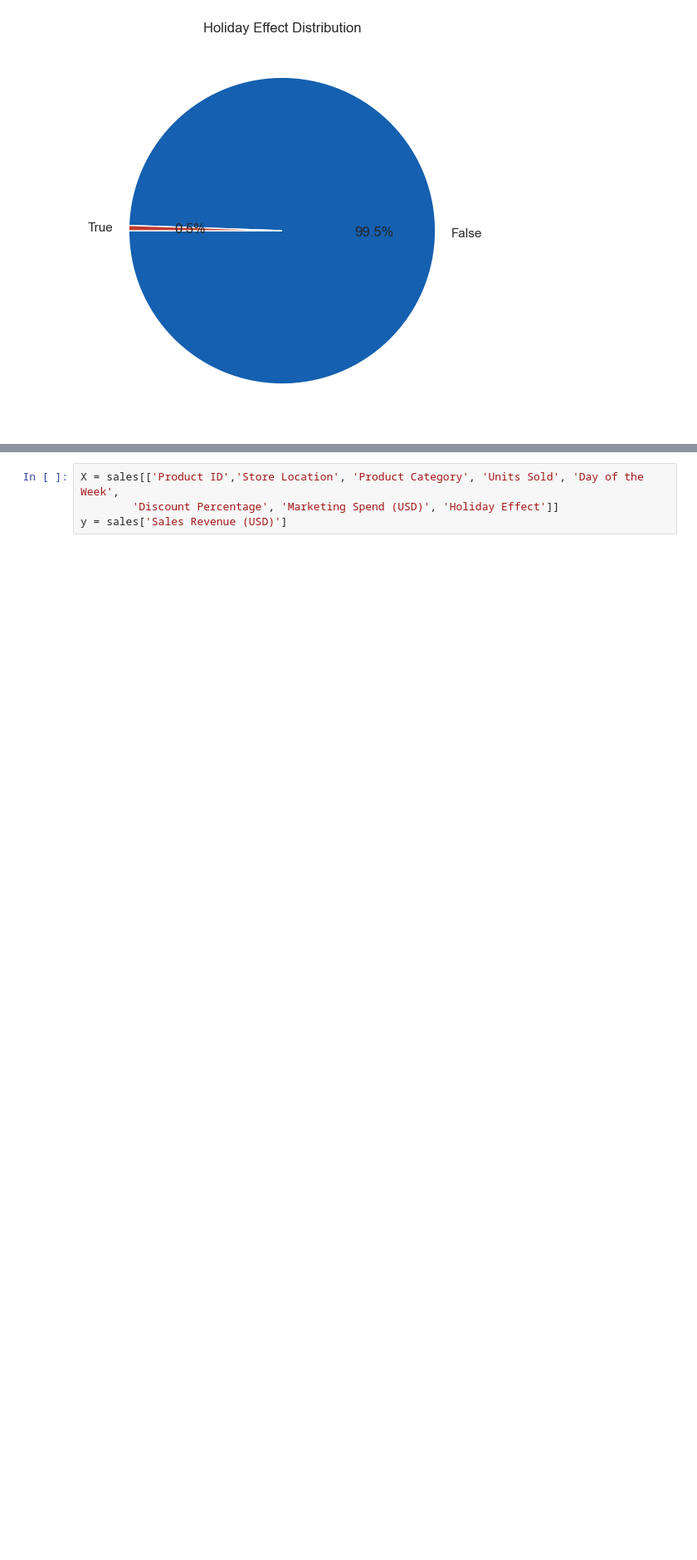
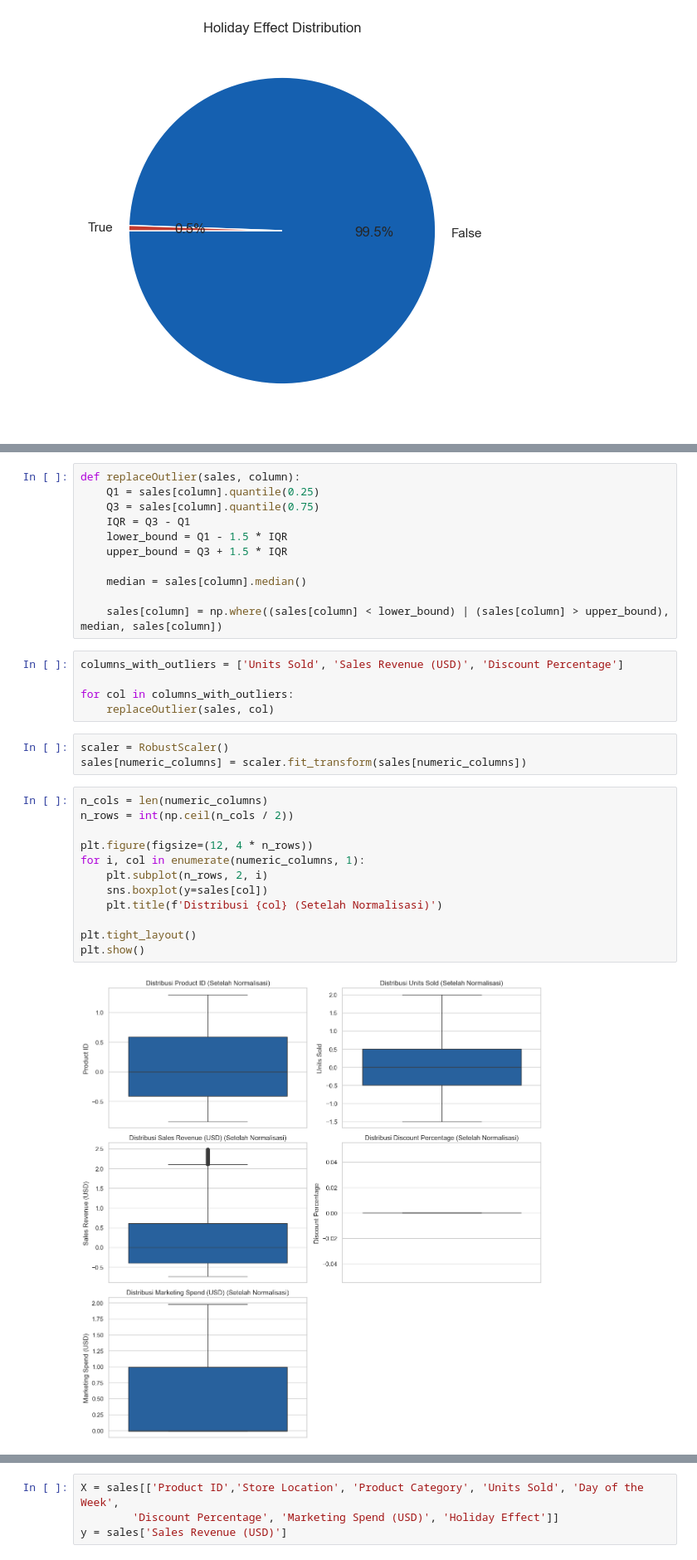
Before and after one commit to AFreborn22/ForecastingSales, a Jupyter notebook: salesPred.ipynb, the cells around one changed output, grey strips where cells are left out. Shown at 83% size. Cells and saved outputs as stored; diff of their text form; blank space fills up the shorter version.

```diff
--- a/salesPred.ipynb
+++ b/salesPred.ipynb
@@ -180,0 +262,33 @@ for column in columns:
+# %%
+def replaceOutlier(sales, column):
+    Q1 = sales[column].quantile(0.25)
+    Q3 = sales[column].quantile(0.75)
+    IQR = Q3 - Q1
+    lower_bound = Q1 - 1.5 * IQR
+    upper_bound = Q3 + 1.5 * IQR
+
+    median = sales[column].median()
+
+    sales[column] = np.where((sales[column] < lower_bound) | (sales[column] > upper_bound), median, sales[column])
+# %%
+columns_with_outliers = ['Units Sold', 'Sales Revenue (USD)', 'Discount Percentage']
+
+for col in columns_with_outliers:
+    replaceOutlier(sales, col)
+# %%
+scaler = RobustScaler()
+sales[numeric_columns] = scaler.fit_transform(sales[numeric_columns])
+# %%
+n_cols = len(numeric_columns)
+n_rows = int(np.ceil(n_cols / 2))
+
+plt.figure(figsize=(12, 4 * n_rows))
+for i, col in enumerate(numeric_columns, 1):
+    plt.subplot(n_rows, 2, i)
+    sns.boxplot(y=sales[col])
+    plt.title(f'Distribusi {col} (Setelah Normalisasi)')
+
+plt.tight_layout()
+plt.show()
+# %% [output]
+[figure, added]
```
Also changed, not shown: parts of 23 cells of this notebook, 1 other file.
